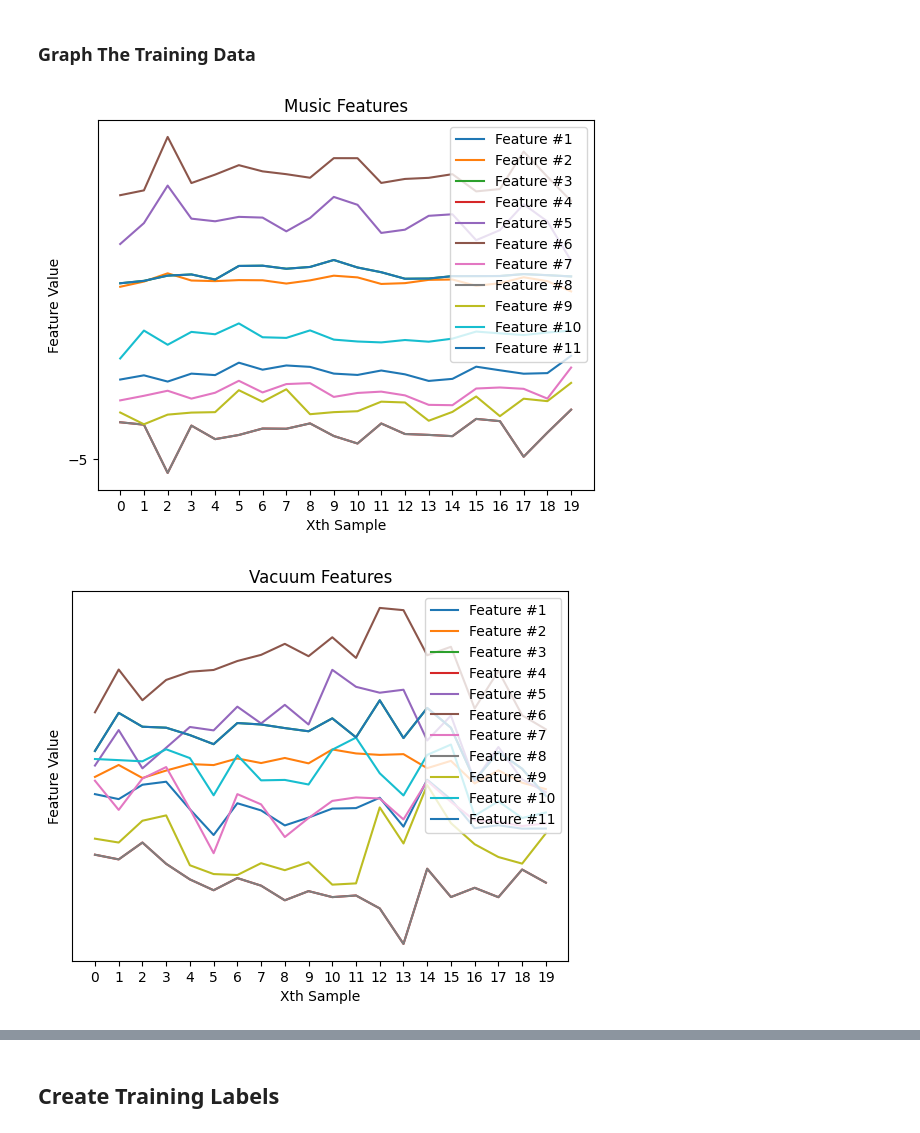
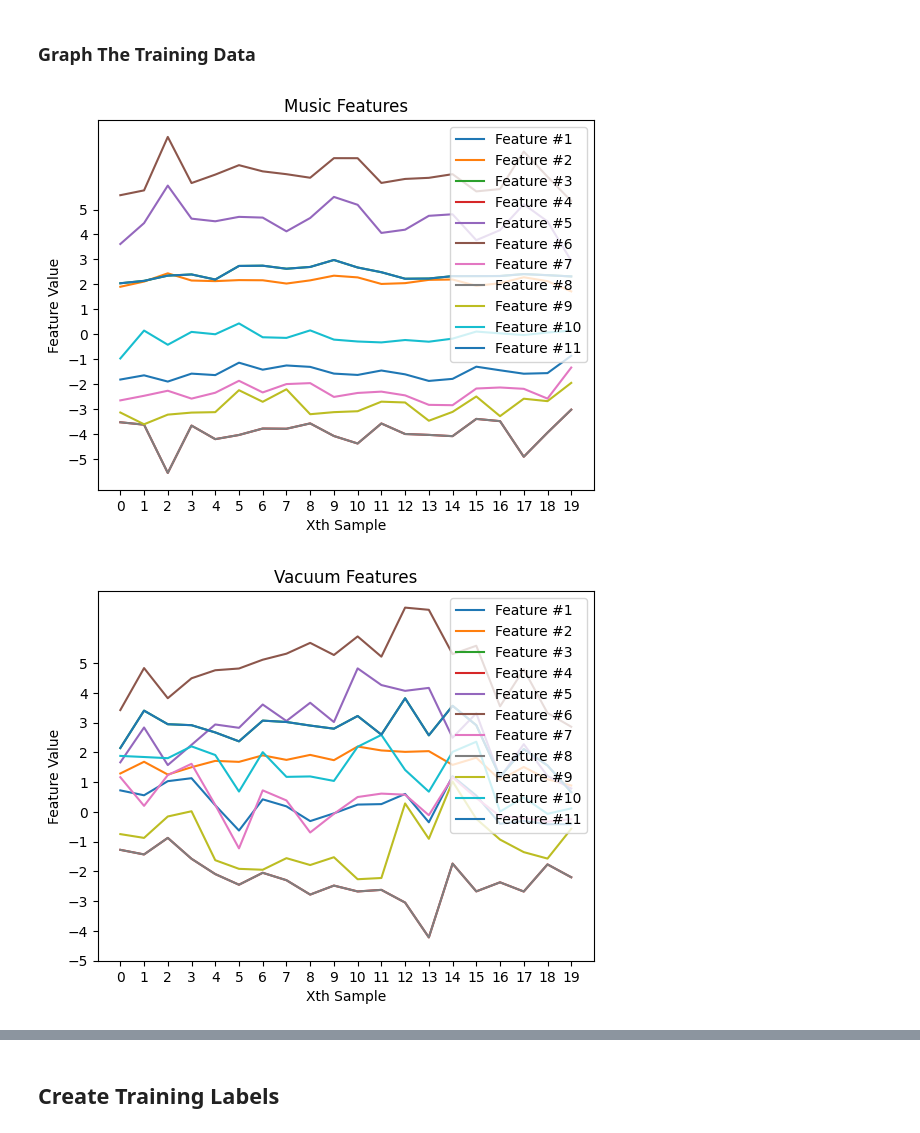
Before and after one commit to gaddi22/COSC522Assignment2, a Jupyter notebook: assignment.ipynb, the cells around one changed output, grey strips where cells are left out. Saved outputs shown, nothing was run; the diff lists cells and outputs as text; code cells hidden in the pictures.

Commit message:
Fixed Y axis of feature graphs

```diff
--- a/assignment.ipynb
+++ b/assignment.ipynb
@@ -227,33 +227,33 @@ def graph_features(features, titles):
         # For each different feature vector list
         plt.title(f'{title.title()} Features')
         # For each sample of features in the feature vector list
         for i in range(f.shape[1]):
             # Get all the values for the feature
             values_for_feature_across_samples = f[:,i]
 
             plt.ylabel('Feature Value')
             plt.xlabel('Xth Sample')
 
             # Plot the feature values for each sample
             line = plt.plot(list(range(20)), values_for_feature_across_samples)
             # Add the line to the legend
             line[0].set_label(f'Feature #{i + 1}')
 
             # 1 tick on the X axis for each of the 20 files
             plt.xticks(list(range(20)))
 
             # Calculate the Y ticks on the graph so that
             # The graphs are all the same size, except for graphs with outliers (rare)
             smallest_y_tick = min(-5, np.min(values_for_feature_across_samples))
-            largest_y_tick = min(-5, np.min(values_for_feature_across_samples))
+            largest_y_tick = max(5, np.max(values_for_feature_across_samples))
             plt.yticks(list(range(int(smallest_y_tick), int(largest_y_tick) + 1)))
 
         if f.shape[1] < 18:
             plt.legend(loc=1)
 
         plt.show()
 
 graph_features(features, ['music', 'vacuum', 'blender', 'silence', 'microwave', 'fire alarm'])
 # %% [output]
-[figure, old version]
+[figure, new version]
-[figure, old version]
+[figure, new version]
```
Also changed, not shown: parts of 2 cells of this notebook.
